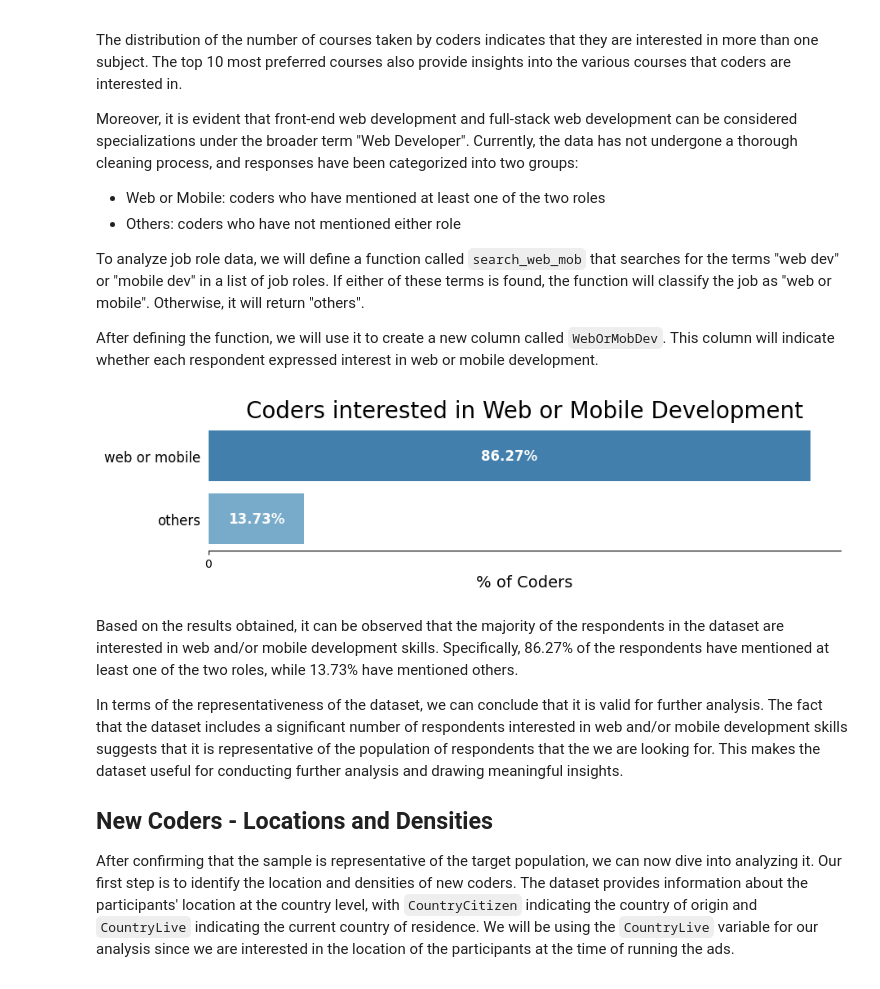
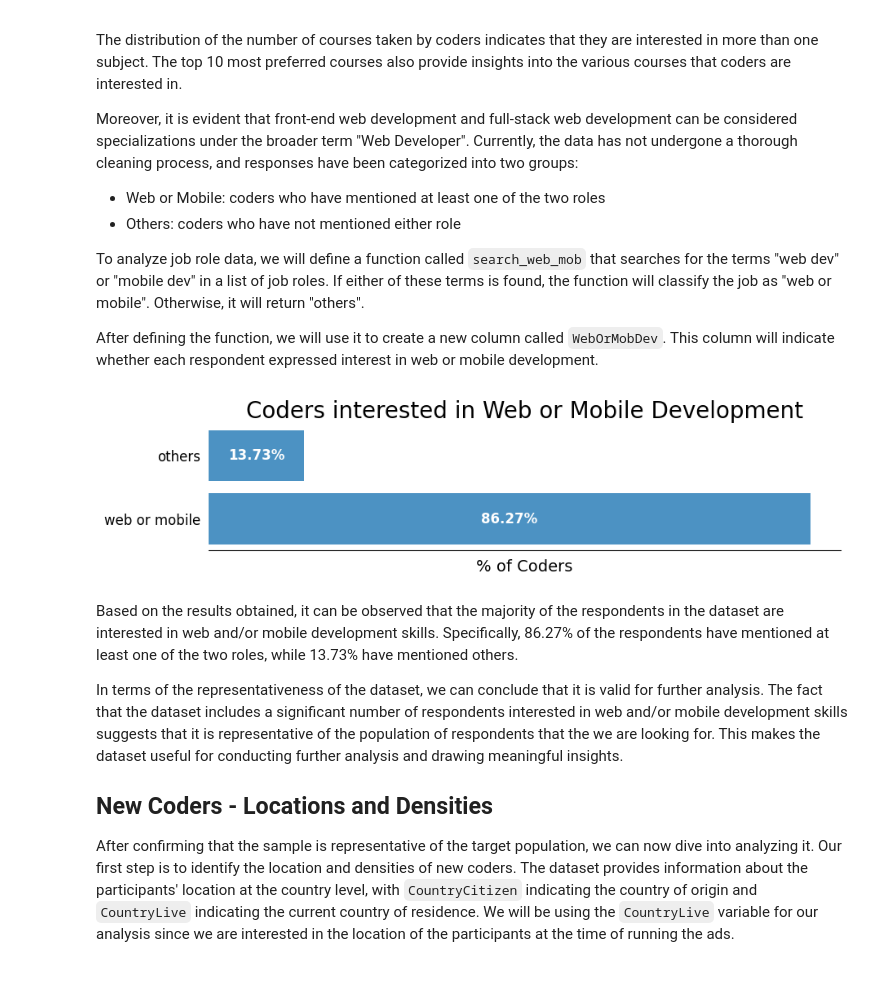
Before and after one commit to MuhammadAwon/datascience-projects, a Jupyter notebook: Projects/finding-best-markets-to-advertise/best-markets-to-advertise.ipynb, the cells around one changed output. Saved outputs shown, nothing was run; the diff lists cells and outputs as text; code cells hidden in the pictures.

```diff
--- a/Projects/finding-best-markets-to-advertise/best-markets-to-advertise.ipynb
+++ b/Projects/finding-best-markets-to-advertise/best-markets-to-advertise.ipynb
@@ -359,34 +389,33 @@ def search_web_mob(job_list):
             return 'others'
 
 rel_fcc_survey['WebOrMobDev'] = rel_fcc_survey.JobRoleInterest.apply(search_web_mob)
-# %%
-# Calculate the frequency to coders interest in percentage
-jobs_percent = rel_fcc_survey.WebOrMobDev.value_counts(normalize=True)
-# Extract frequency indexes (['web or mobile', 'others'])
-jobs_freq_indexes = rel_fcc_survey.WebOrMobDev.value_counts().index
-
-fig, ax = plt.subplots(figsize=(10, 2))
-
-# Create horizontal bar plot
-ax = sns.barplot(x=jobs_percent, y=jobs_freq_indexes, palette='tab20c')
-
-# Set title and axis labels
-ax.set_title('Coders interested in Web or Mobile Development', size=20)
-ax.set_xlabel('% of Coders', size=14)
-ax.set_xticks([False])
-ax.tick_params(axis='y', labelsize=12, left=False)
-
-# Disable spines
-for side in ['top', 'right', 'left']:
-        ax.spines[side].set_visible(False)
-
-# Add bar values in the center of each bar in white color
-for i, v in enumerate(jobs_percent):
-    ax.text(v/2, i, str(round(v*100, 2))+'%', color='white', va='center', ha='center', fontweight='bold', size=12)
-
-plt.show()
-# %% [output]
-[figure, removed]
+# %%
+# Calculate the frequency to coders interest in percentage
+jobs_percent = rel_fcc_survey.WebOrMobDev.value_counts(normalize=True)
+# Extract frequency indexes (['web or mobile', 'others'])
+jobs_freq_indexes = rel_fcc_survey.WebOrMobDev.value_counts().index
+
+# Create horizontal bar plot
+fig, ax = plt.subplots(figsize=(10, 2))
+ax.barh(y=jobs_freq_indexes, width=jobs_percent, color='tab:blue', alpha=0.8)
+
+# Set title and axis labels
+ax.set_title('Coders interested in Web or Mobile Development', size=20)
+ax.set_xlabel('% of Coders', size=14)
+ax.set_xticks([])
+ax.tick_params(axis='y', labelsize=12, left=False)
+
+# Disable spines
+for side in ['top', 'right', 'left']:
+    ax.spines[side].set_visible(False)
+
+# Add bar values in the center of each bar in white color
+for i, v in enumerate(jobs_percent):
+    ax.text(v/2, i, str(round(v*100, 2))+'%', color='white', va='center', ha='center', fontweight='bold', size=12)
+
+plt.show()
+# %% [output]
+[figure, added]
 # %% [markdown]
 Based on the results obtained, it can be observed that the majority of the respondents in the dataset are interested in web and/or mobile development skills. Specifically, 86.27% of the respondents have mentioned at least one of the two roles, while 13.73% have mentioned others.
 
```
Also changed, not shown: parts of 10 cells of this notebook.
